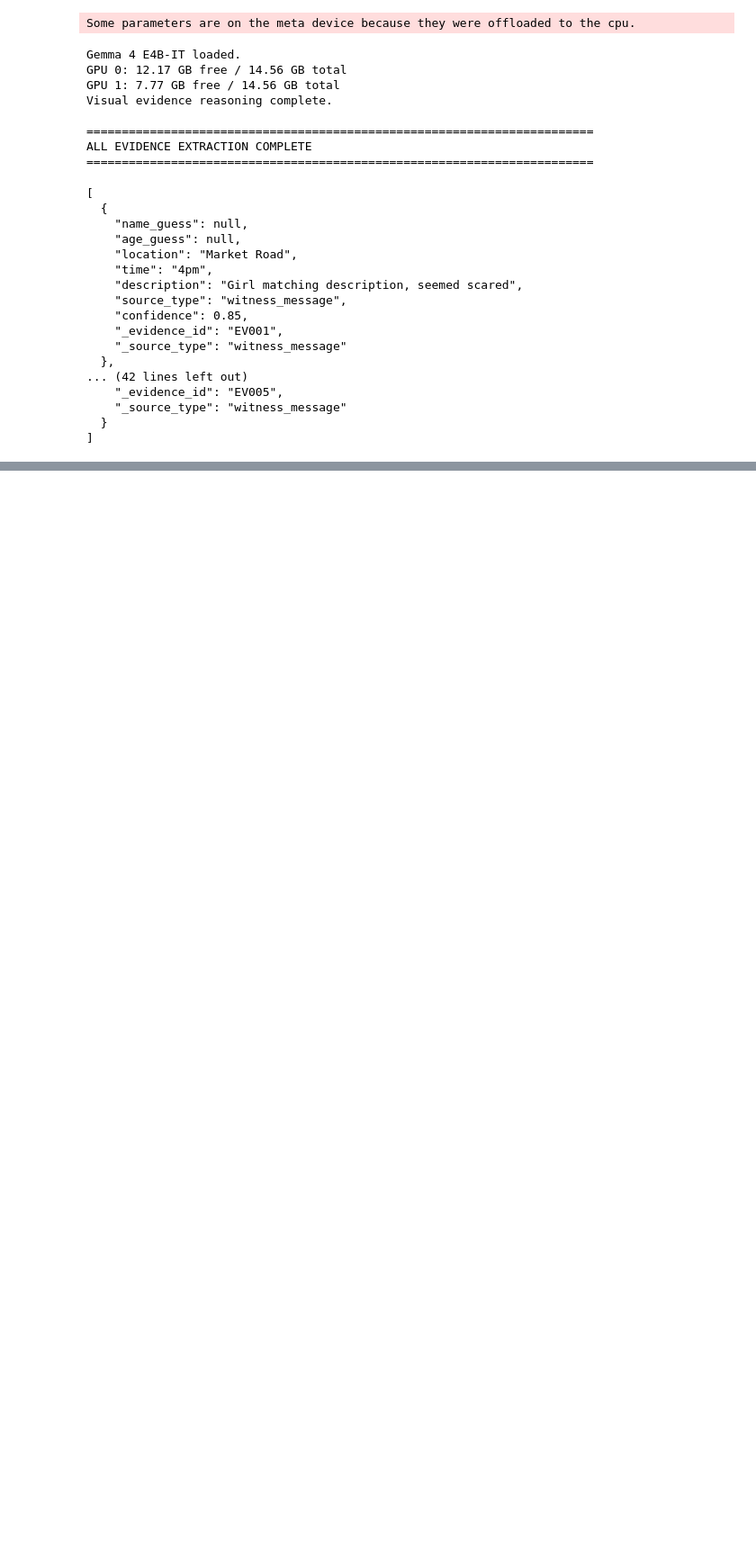
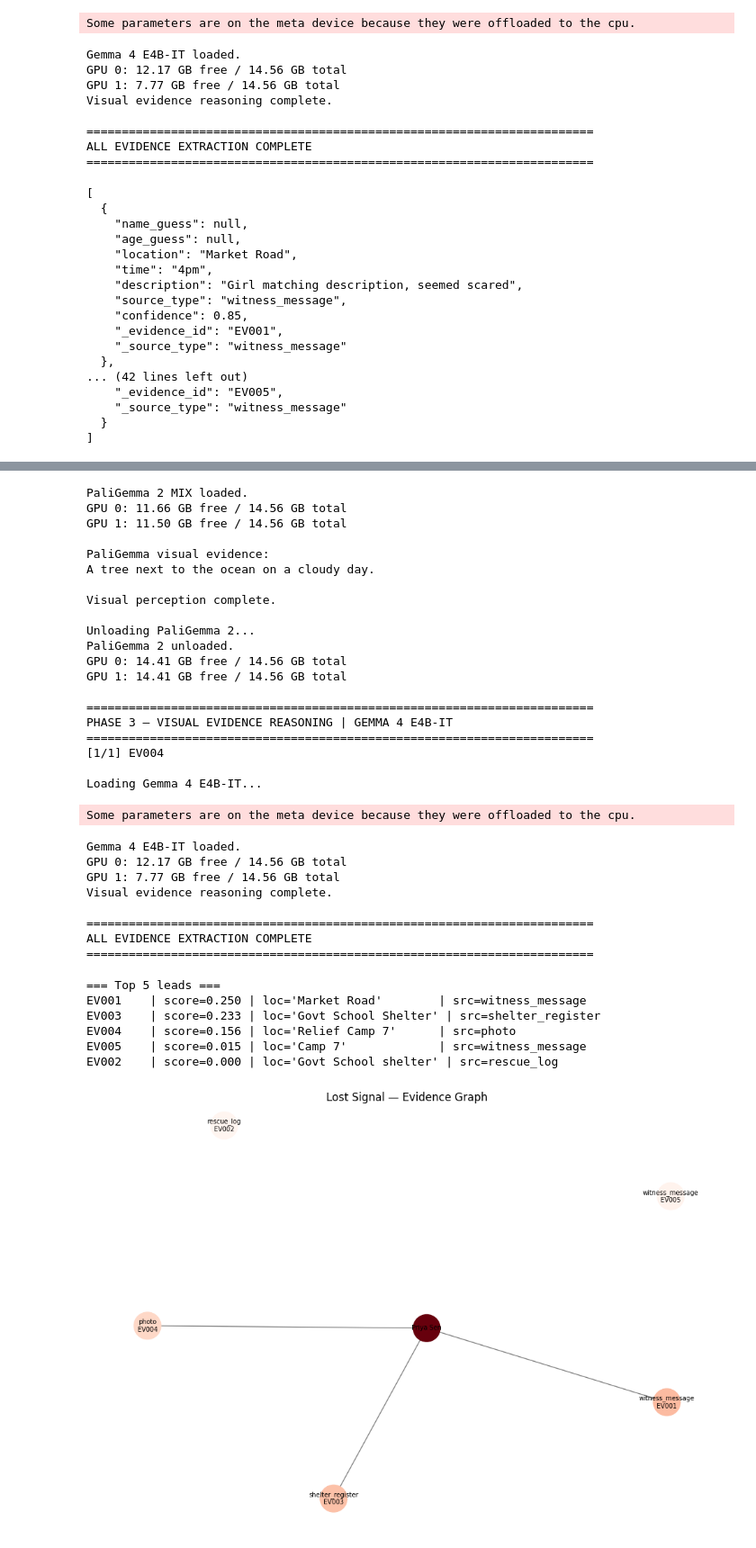
Before and after one commit to RanL703/lost-signal, a Jupyter notebook: lostsignal.ipynb, the cells around one changed output, grey strips where cells are left out. Shown at 90% size. Drawn from its saved outputs; the diff is of its cells as text; code cells hidden in the pictures; blank space fills up the shorter version.

```diff
--- a/lostsignal.ipynb
+++ b/lostsignal.ipynb
@@ -2205,7 +2205,6 @@ def build_timeline_figure(scored_clues):
     fig.update_layout(yaxis_range=[0, 1])
     return fig
 # %%
-
 # CELL 15 — Live demo: inject the new clue and recompute
 # -----------------------------------------------------------------------------
 def run_full_pipeline(evidence_items, target=MISSING_PERSON):
@@ -2233,13 +2232,14 @@ def print_leaderboard(scored_clues, top_n=5):
               f"loc={c.get('location')!r:20s} | src={c['_source_type']}")
 
 # --- BEFORE-DEMO run ---
-# baseline_result = run_full_pipeline(EVIDENCE_ITEMS)
-# print_leaderboard(baseline_result["scored_clues"])
-# draw_evidence_graph(baseline_result["graph"])
-# baseline_result["timeline_fig"].show()
+baseline_result = run_full_pipeline(EVIDENCE_ITEMS)
+print_leaderboard(baseline_result["scored_clues"])
+draw_evidence_graph(baseline_result["graph"])
+baseline_result["timeline_fig"].show()
 
 # --- LIVE, ON-STAGE run: add the one new clue and show the ranking shift ---
 # live_result = run_full_pipeline(EVIDENCE_ITEMS + [LIVE_DEMO_CLUE])
 # print_leaderboard(live_result["scored_clues"])
 # draw_evidence_graph(live_result["graph"], highlight_node="EV_LIVE")
 # live_result["timeline_fig"].show()
+# %% [output]
@@ -2245,0 +2263,36 @@ def print_leaderboard(scored_clues, top_n=5):
+PaliGemma 2 MIX loaded.
+GPU 0: 11.66 GB free / 14.56 GB total
+GPU 1: 11.50 GB free / 14.56 GB total
+
+PaliGemma visual evidence:
+A tree next to the ocean on a cloudy day.
+
+Visual perception complete.
+
+Unloading PaliGemma 2...
+PaliGemma 2 unloaded.
+GPU 0: 14.41 GB free / 14.56 GB total
+GPU 1: 14.41 GB free / 14.56 GB total
+
+========================================================================
+PHASE 3 — VISUAL EVIDENCE REASONING | GEMMA 4 E4B-IT
+========================================================================
+[1/1] EV004
+
+Loading Gemma 4 E4B-IT...
+Some parameters are on the meta device because they were offloaded to the cpu.
+Gemma 4 E4B-IT loaded.
+GPU 0: 12.17 GB free / 14.56 GB total
+GPU 1: 7.77 GB free / 14.56 GB total
+Visual evidence reasoning complete.
+
+========================================================================
+ALL EVIDENCE EXTRACTION COMPLETE
+========================================================================
+=== Top 5 leads ===
+EV001    | score=0.250 | loc='Market Road'        | src=witness_message
+EV003    | score=0.233 | loc='Govt School Shelter' | src=shelter_register
+EV004    | score=0.156 | loc='Relief Camp 7'      | src=photo
+EV005    | score=0.015 | loc='Camp 7'             | src=witness_message
+EV002    | score=0.000 | loc='Govt School shelter' | src=rescue_log
+[figure, added]
```
Also changed, not shown: parts of 2 cells of this notebook.
